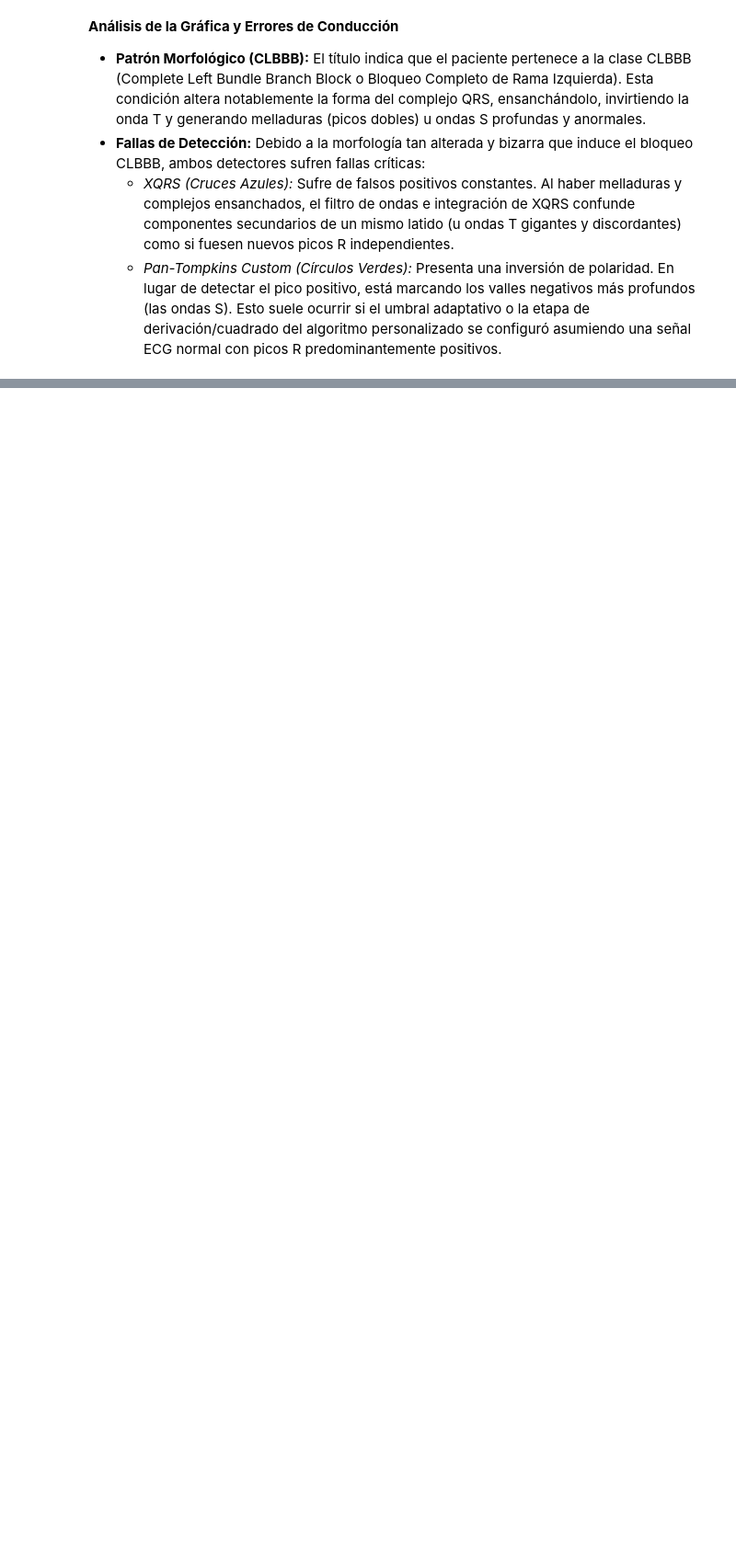
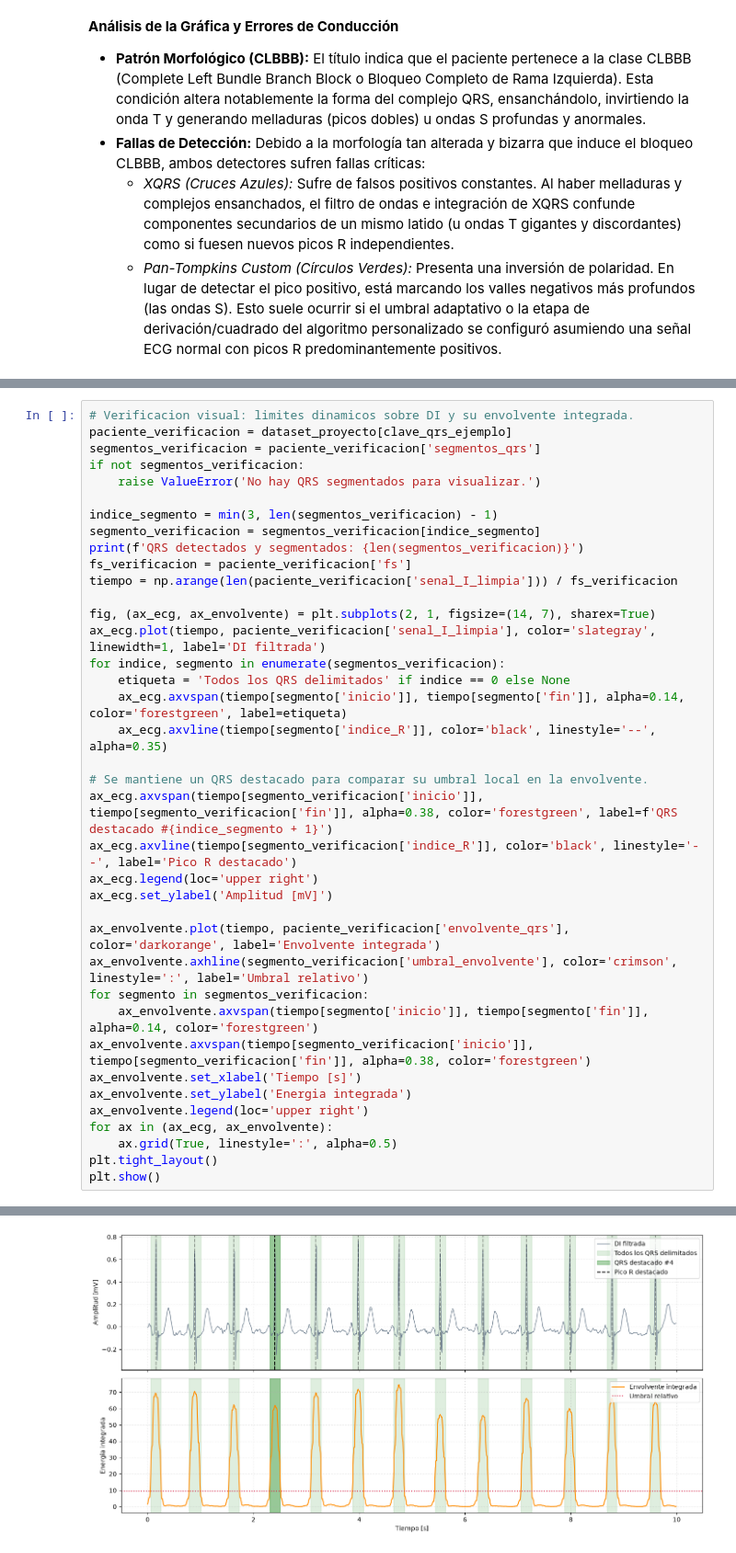
Before and after one commit to mschmidtgunther/final-bird-ecg-detection, a Jupyter notebook: notebooks/Prueba1.ipynb, the cells around one changed output, grey strips where cells are left out. Shown at 92% size. Saved outputs shown, nothing was run; the diff lists cells and outputs as text; blank space fills up the shorter version.

```diff
--- a/notebooks/Prueba1.ipynb
+++ b/notebooks/Prueba1.ipynb
@@ -1421,0 +1577,39 @@ else:
+# %%
+# Verificacion visual: limites dinamicos sobre DI y su envolvente integrada.
+paciente_verificacion = dataset_proyecto[clave_qrs_ejemplo]
+segmentos_verificacion = paciente_verificacion['segmentos_qrs']
+if not segmentos_verificacion:
+    raise ValueError('No hay QRS segmentados para visualizar.')
+
+indice_segmento = min(3, len(segmentos_verificacion) - 1)
+segmento_verificacion = segmentos_verificacion[indice_segmento]
+print(f'QRS detectados y segmentados: {len(segmentos_verificacion)}')
+fs_verificacion = paciente_verificacion['fs']
+tiempo = np.arange(len(paciente_verificacion['senal_I_limpia'])) / fs_verificacion
+
+fig, (ax_ecg, ax_envolvente) = plt.subplots(2, 1, figsize=(14, 7), sharex=True)
+ax_ecg.plot(tiempo, paciente_verificacion['senal_I_limpia'], color='slategray', linewidth=1, label='DI filtrada')
+for indice, segmento in enumerate(segmentos_verificacion):
+    etiqueta = 'Todos los QRS delimitados' if indice == 0 else None
+    ax_ecg.axvspan(tiempo[segmento['inicio']], tiempo[segmento['fin']], alpha=0.14, color='forestgreen', label=etiqueta)
+    ax_ecg.axvline(tiempo[segmento['indice_R']], color='black', linestyle='--', alpha=0.35)
+
+# Se mantiene un QRS destacado para comparar su umbral local en la envolvente.
+ax_ecg.axvspan(tiempo[segmento_verificacion['inicio']], tiempo[segmento_verificacion['fin']], alpha=0.38, color='forestgreen', label=f'QRS destacado #{indice_segmento + 1}')
+ax_ecg.axvline(tiempo[segmento_verificacion['indice_R']], color='black', linestyle='--', label='Pico R destacado')
+ax_ecg.legend(loc='upper right')
+ax_ecg.set_ylabel('Amplitud [mV]')
+
+ax_envolvente.plot(tiempo, paciente_verificacion['envolvente_qrs'], color='darkorange', label='Envolvente integrada')
+ax_envolvente.axhline(segmento_verificacion['umbral_envolvente'], color='crimson', linestyle=':', label='Umbral relativo')
+for segmento in segmentos_verificacion:
+    ax_envolvente.axvspan(tiempo[segmento['inicio']], tiempo[segmento['fin']], alpha=0.14, color='forestgreen')
+ax_envolvente.axvspan(tiempo[segmento_verificacion['inicio']], tiempo[segmento_verificacion['fin']], alpha=0.38, color='forestgreen')
+ax_envolvente.set_xlabel('Tiempo [s]')
+ax_envolvente.set_ylabel('Energia integrada')
+ax_envolvente.legend(loc='upper right')
+for ax in (ax_ecg, ax_envolvente):
+    ax.grid(True, linestyle=':', alpha=0.5)
+plt.tight_layout()
+plt.show()
+# %% [output]
@@ -1421,0 +1617 @@ else:
+[figure, added]
```
Also changed, not shown: parts of 25 cells of this notebook, 2 other files.
